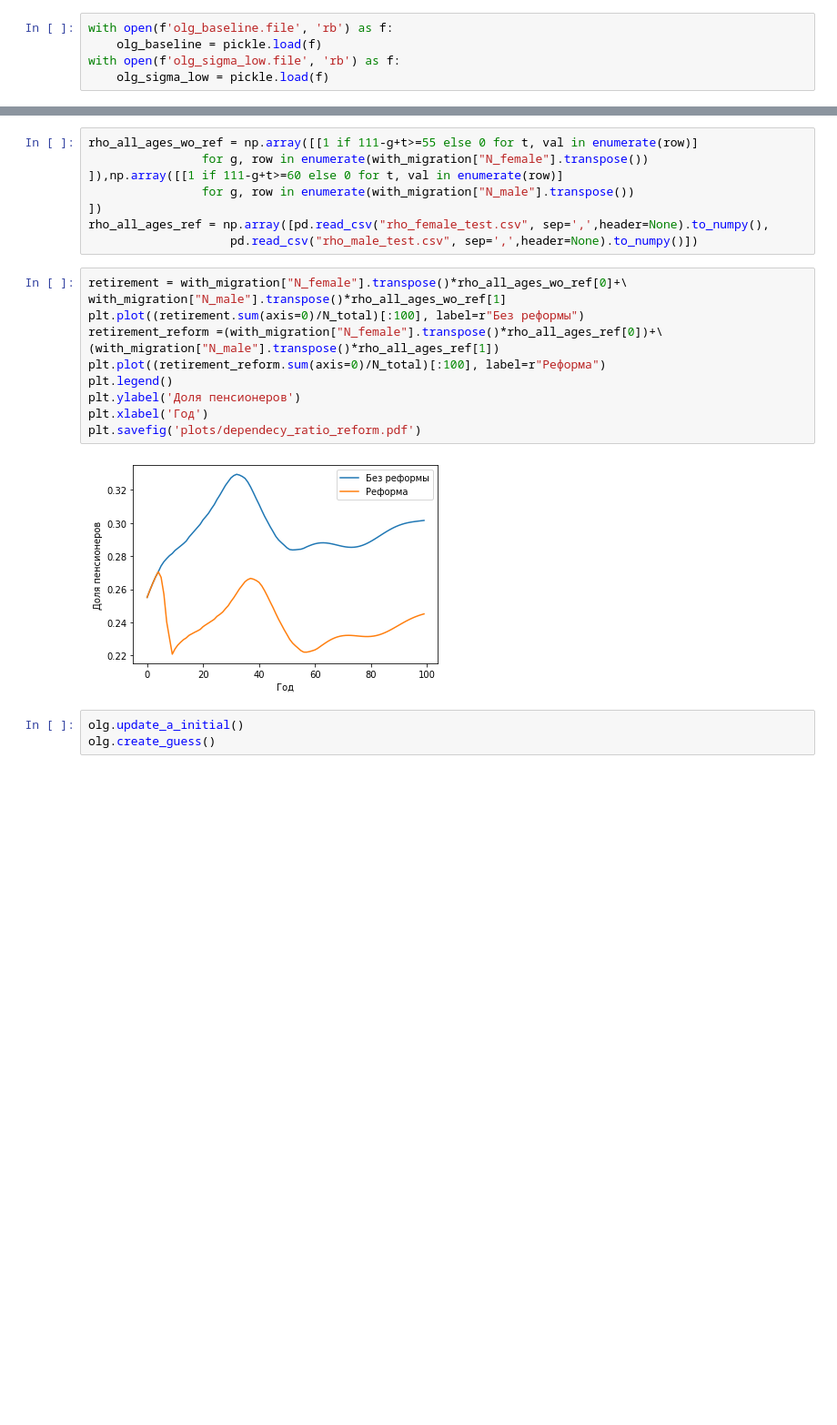
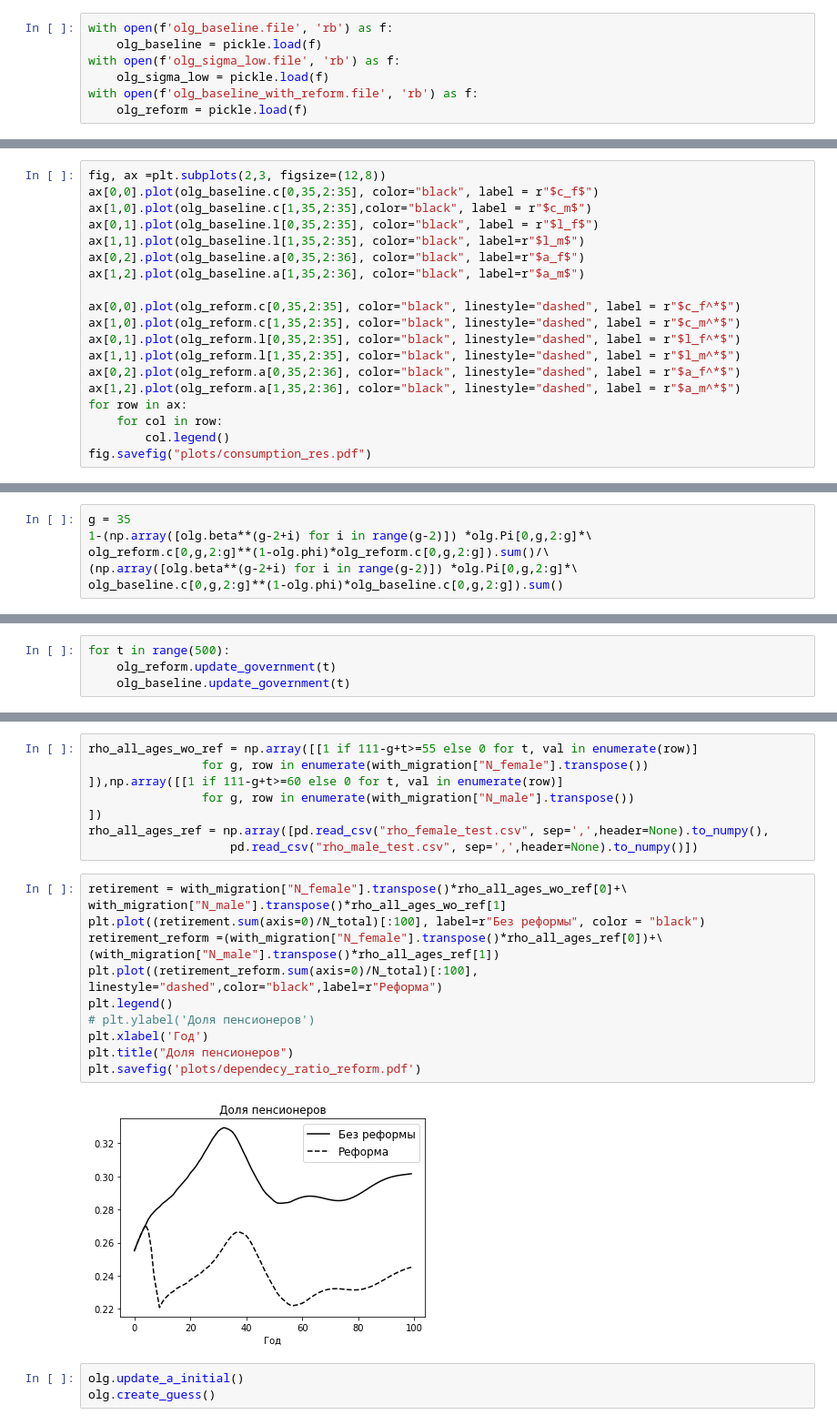
Before and after one commit to mkhlgrv/olg, a Jupyter notebook: steady_state.ipynb, the cells around one changed output, grey strips where cells are left out. Shown at 91% size. Cells and saved outputs as stored; diff of their text form; blank space fills up the shorter version.

```diff
--- a/steady_state.ipynb
+++ b/steady_state.ipynb
@@ -190,3 +273,5 @@ with open(f'olg_baseline.file', 'rb') as f:
     olg_baseline = pickle.load(f)
 with open(f'olg_sigma_low.file', 'rb') as f:
     olg_sigma_low = pickle.load(f)
+with open(f'olg_baseline_with_reform.file', 'rb') as f:
+    olg_reform = pickle.load(f)
@@ -199,0 +343,19 @@ array([ 0.,  0.,  0.,  0.,  0.,  0.,  0.,  0.,  0.,  0.,  0.,  0.,  0.,
+# %%
+fig, ax =plt.subplots(2,3, figsize=(12,8))
+ax[0,0].plot(olg_baseline.c[0,35,2:35], color="black", label = r"$c_f$")
+ax[1,0].plot(olg_baseline.c[1,35,2:35],color="black", label = r"$c_m$")
+ax[0,1].plot(olg_baseline.l[0,35,2:35], color="black", label = r"$l_f$")
+ax[1,1].plot(olg_baseline.l[1,35,2:35], color="black", label=r"$l_m$")
+ax[0,2].plot(olg_baseline.a[0,35,2:36], color="black", label=r"$a_f$")
+ax[1,2].plot(olg_baseline.a[1,35,2:36], color="black", label=r"$a_m$")
+
+ax[0,0].plot(olg_reform.c[0,35,2:35], color="black", linestyle="dashed", label = r"$c_f^*$")
+ax[1,0].plot(olg_reform.c[1,35,2:35], color="black", linestyle="dashed", label = r"$c_m^*$")
+ax[0,1].plot(olg_reform.l[0,35,2:35], color="black", linestyle="dashed", label = r"$l_f^*$")
+ax[1,1].plot(olg_reform.l[1,35,2:35], color="black", linestyle="dashed", label = r"$l_m^*$")
+ax[0,2].plot(olg_reform.a[0,35,2:36], color="black", linestyle="dashed", label = r"$a_f^*$")
+ax[1,2].plot(olg_reform.a[1,35,2:36], color="black", linestyle="dashed", label = r"$a_m^*$")
+for row in ax:
+    for col in row:
+        col.legend()
+fig.savefig("plots/consumption_res.pdf")
@@ -199,0 +373,6 @@ array([ 0.,  0.,  0.,  0.,  0.,  0.,  0.,  0.,  0.,  0.,  0.,  0.,  0.,
+# %%
+g = 35
+1-(np.array([olg.beta**(g-2+i) for i in range(g-2)]) *olg.Pi[0,g,2:g]*\
+olg_reform.c[0,g,2:g]**(1-olg.phi)*olg_reform.c[0,g,2:g]).sum()/\
+(np.array([olg.beta**(g-2+i) for i in range(g-2)]) *olg.Pi[0,g,2:g]*\
+olg_baseline.c[0,g,2:g]**(1-olg.phi)*olg_baseline.c[0,g,2:g]).sum()
@@ -199,0 +418,4 @@ array([ 0.,  0.,  0.,  0.,  0.,  0.,  0.,  0.,  0.,  0.,  0.,  0.,  0.,
+# %%
+for t in range(500):
+    olg_reform.update_government(t)
+    olg_baseline.update_government(t)
@@ -823,16 +1087,17 @@ rho_all_ages_ref = np.array([pd.read_csv("rho_female_test.csv", sep=',',header=N
 # %%
 retirement = with_migration["N_female"].transpose()*rho_all_ages_wo_ref[0]+\
 with_migration["N_male"].transpose()*rho_all_ages_wo_ref[1]
-plt.plot((retirement.sum(axis=0)/N_total)[:100], label=r"Без реформы")
+plt.plot((retirement.sum(axis=0)/N_total)[:100], label=r"Без реформы", color = "black")
 retirement_reform =(with_migration["N_female"].transpose()*rho_all_ages_ref[0])+\
 (with_migration["N_male"].transpose()*rho_all_ages_ref[1])
-plt.plot((retirement_reform.sum(axis=0)/N_total)[:100], label=r"Реформа")
+plt.plot((retirement_reform.sum(axis=0)/N_total)[:100], linestyle="dashed",color="black",label=r"Реформа")
 plt.legend()
-plt.ylabel('Доля пенсионеров')
+# plt.ylabel('Доля пенсионеров')
 plt.xlabel('Год')
+plt.title("Доля пенсионеров")
 plt.savefig('plots/dependecy_ratio_reform.pdf')
 # %% [output]
-[figure, old version]
+[figure, new version]
 # %%
 olg.update_a_initial()
 olg.create_guess()
```
Also changed, not shown: parts of 44 cells of this notebook, 11 other files.
